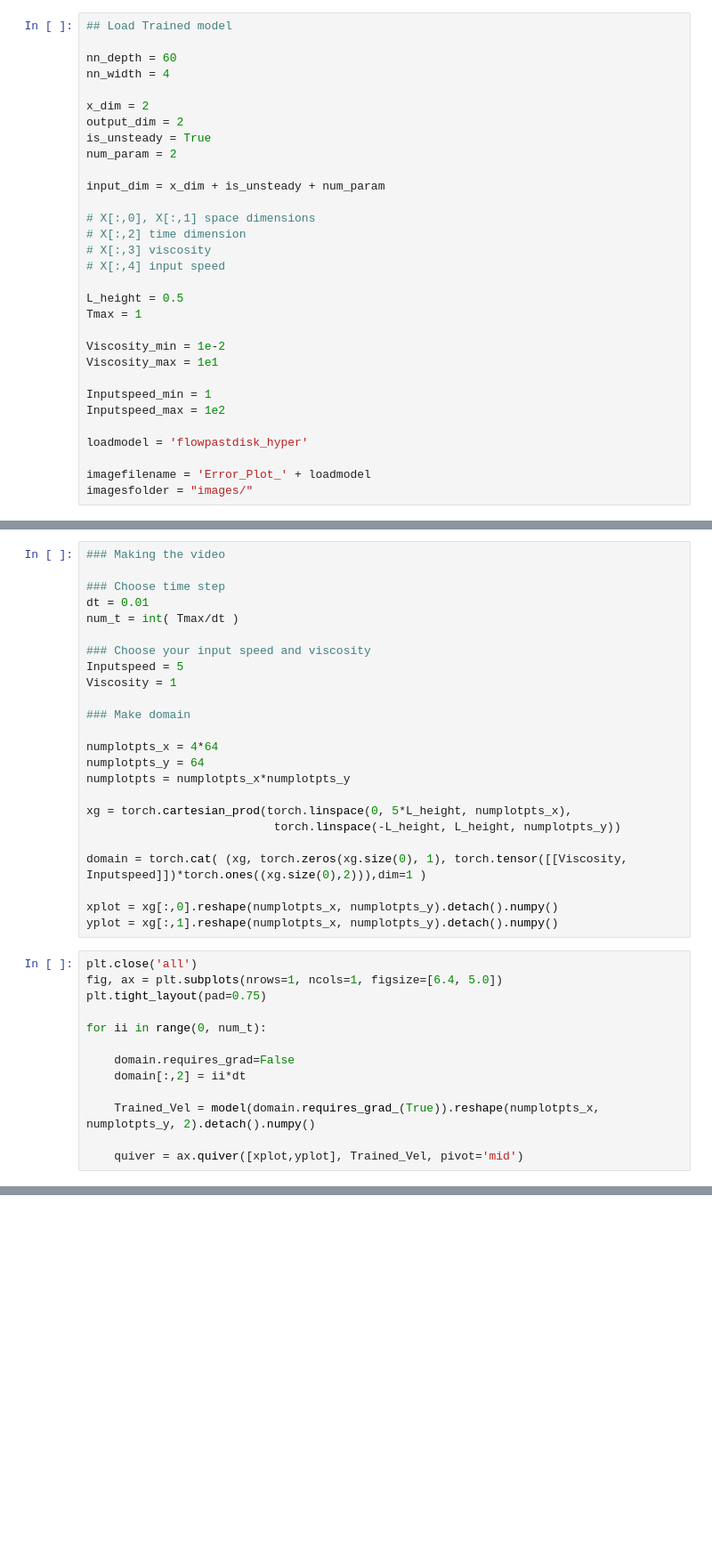
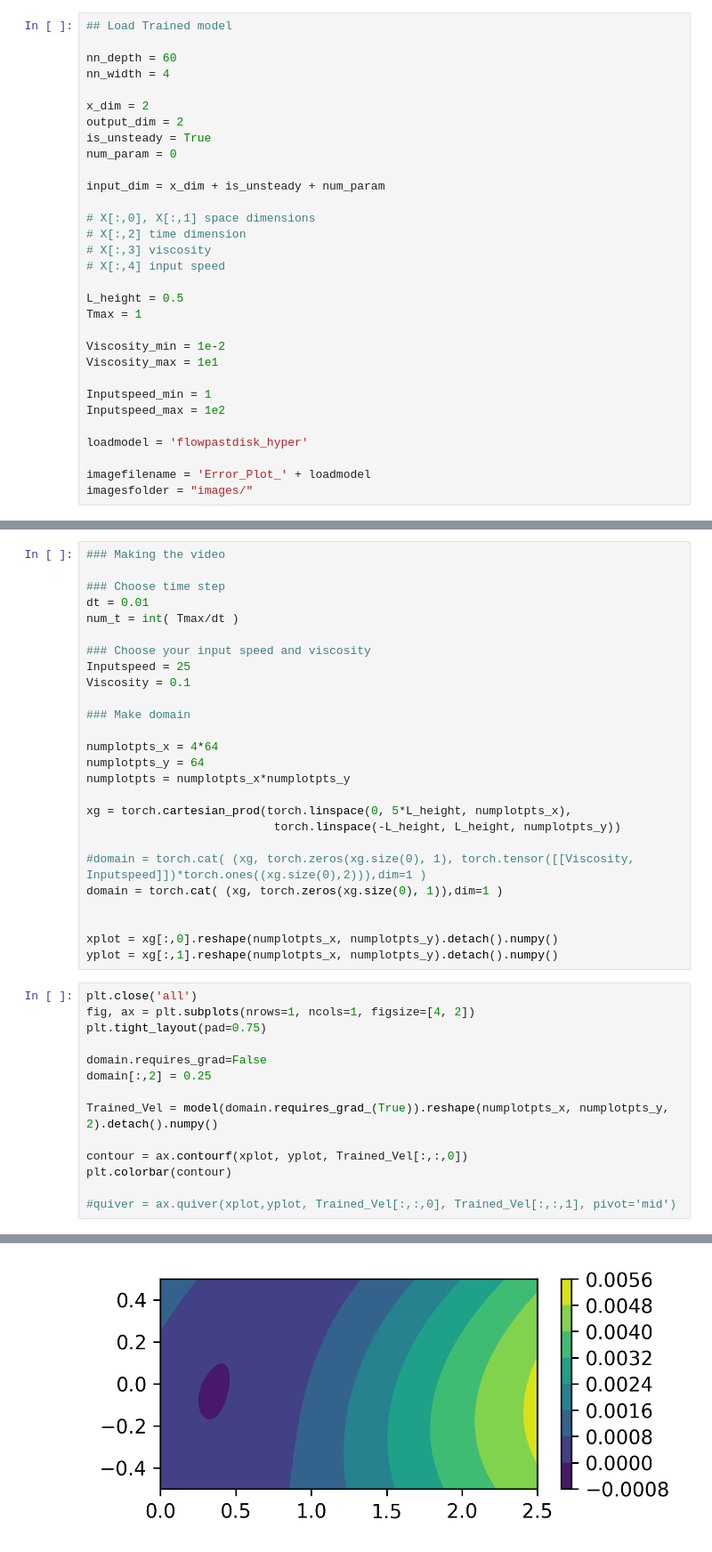
Before and after one commit to mskPark/DRLPDE, a Jupyter notebook: Test_hyperparameterplot.ipynb, the cells around one changed output, grey strips where cells are left out. Shown at 89% size. Saved outputs shown, nothing was run; the diff lists cells and outputs as text; blank space fills up the shorter version.

```diff
--- a/Test_hyperparameterplot.ipynb
+++ b/Test_hyperparameterplot.ipynb
@@ -32,7 +32,7 @@ nn_width = 4
 x_dim = 2
 output_dim = 2
 is_unsteady = True
-num_param = 2
+num_param = 0
 
 input_dim = x_dim + is_unsteady + num_param
 
@@ -132,8 +131,8 @@ dt = 0.01
 num_t = int( Tmax/dt )
 
 ### Choose your input speed and viscosity
-Inputspeed = 5
-Viscosity = 1
+Inputspeed = 25
+Viscosity = 0.1
 
 ### Make domain
 
@@ -144,21 +143,24 @@ numplotpts = numplotpts_x*numplotpts_y
 xg = torch.cartesian_prod(torch.linspace(0, 5*L_height, numplotpts_x),
                            torch.linspace(-L_height, L_height, numplotpts_y))
 
-domain = torch.cat( (xg, torch.zeros(xg.size(0), 1), torch.tensor([[Viscosity, Inputspeed]])*torch.ones((xg.size(0),2))),dim=1 )
+#domain = torch.cat( (xg, torch.zeros(xg.size(0), 1), torch.tensor([[Viscosity, Inputspeed]])*torch.ones((xg.size(0),2))),dim=1 )
+domain = torch.cat( (xg, torch.zeros(xg.size(0), 1)),dim=1 )
+
 
 xplot = xg[:,0].reshape(numplotpts_x, numplotpts_y).detach().numpy()
 yplot = xg[:,1].reshape(numplotpts_x, numplotpts_y).detach().numpy()
 # %%
 plt.close('all')
-fig, ax = plt.subplots(nrows=1, ncols=1, figsize=[6.4, 5.0])
+fig, ax = plt.subplots(nrows=1, ncols=1, figsize=[4, 2])
 plt.tight_layout(pad=0.75)
 
-for ii in range(0, num_t):
+domain.requires_grad=False
+domain[:,2] = 0.25
 
-    domain.requires_grad=False
-    domain[:,2] = ii*dt
+Trained_Vel = model(domain.requires_grad_(True)).reshape(numplotpts_x, numplotpts_y, 2).detach().numpy()
 
-    Trained_Vel = model(domain.requires_grad_(True)).reshape(numplotpts_x, numplotpts_y, 2).detach().numpy()
+contour = ax.contourf(xplot, yplot, Trained_Vel[:,:,0])
+plt.colorbar(contour)
 
-    quiver = ax.quiver([xplot,yplot], Trained_Vel, pivot='mid')
+#quiver = ax.quiver(xplot,yplot, Trained_Vel[:,:,0], Trained_Vel[:,:,1], pivot='mid')
 # %% [output]
@@ -165,0 +168 @@ torch.Size([1, 2])
+[figure, added]
```
Also changed, not shown: parts of 7 cells of this notebook, 4 other files.
